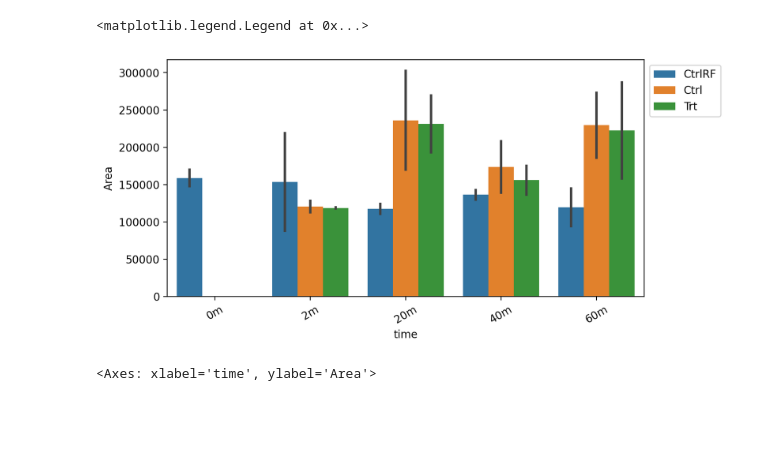
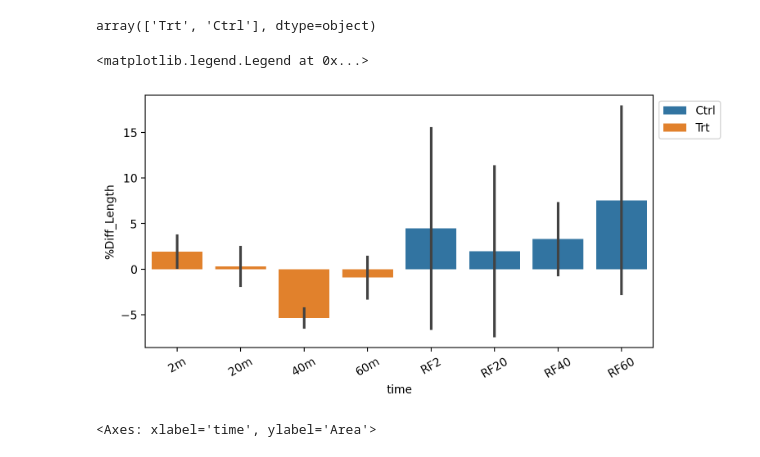
Before and after one commit to bunmiadejimi/Raman_Collagen, a Jupyter notebook: Image_Data_Analysis.ipynb, the cells around one changed output. Saved outputs shown, nothing was run; the diff lists cells and outputs as text; code cells hidden in the pictures; blank space fills up the shorter version.

```diff
--- a/Image_Data_Analysis.ipynb
+++ b/Image_Data_Analysis.ipynb
@@ -7,6 +7,6 @@ from statsmodels.stats.multicomp import pairwise_tukeyhsd
 
 import seaborn as sns
 
-df = pd.read_excel('R:\\Bunmi\\SHG_LIF_Files\\MaxProjFiberAnalysis.xlsx', sheet_name='Sheet1')
+df = pd.read_excel('R:\\Bunmi\\SHG_LIF_Files\\MaxProjFiberAnalysis.xlsx', sheet_name='Sheet2')
 df.head()
 # %% [output]
@@ -19,26 +19,30 @@ df.head()
+# %%
+df[(df['Exp'] == '10-02')]['trt'].unique()
+# %% [output]
+array(['Trt', 'Ctrl'], dtype=object)
 # %%
 plt.figure(figsize = (8, 4), dpi = 200);
 sns.barplot(
     data = df[(df['Exp'] == '10-02') ],
     x = 'time',
-    y = 'Area',
+    y = '%Diff_Length',
     hue = 'trt',
-    hue_order = ['CtrlRF', 'Ctrl', 'Trt'],
-    order = ['0m', '2m', '20m', '40m', '60m'],
+    hue_order = ['Ctrl', 'Trt'],#'CtrlRF',
+   # order = ['2m', '20m', '40m', '60m'],#'0m',
     errorbar='sd'
 )
 #plt.xticks(rotation = 30)
 '''sns.barplot(
     data = df[(df['Exp'] == '07-22') & (df['Sample'].str.contains('RF')) ],
     x = 'trt',
     hue = 'Sample',
     y = 'Length',
 )'''
 plt.xticks(rotation = 30)
 plt.legend(bbox_to_anchor = (1, 1))
 # %% [output]
 <matplotlib.legend.Legend at 0x...>
-[figure, old version]
+[figure, new version]
 # %%
 plt.figure(figsize = (8, 4), dpi = 200);
 sns.pointplot(
```
Also changed, not shown: parts of 2 cells of this notebook.
